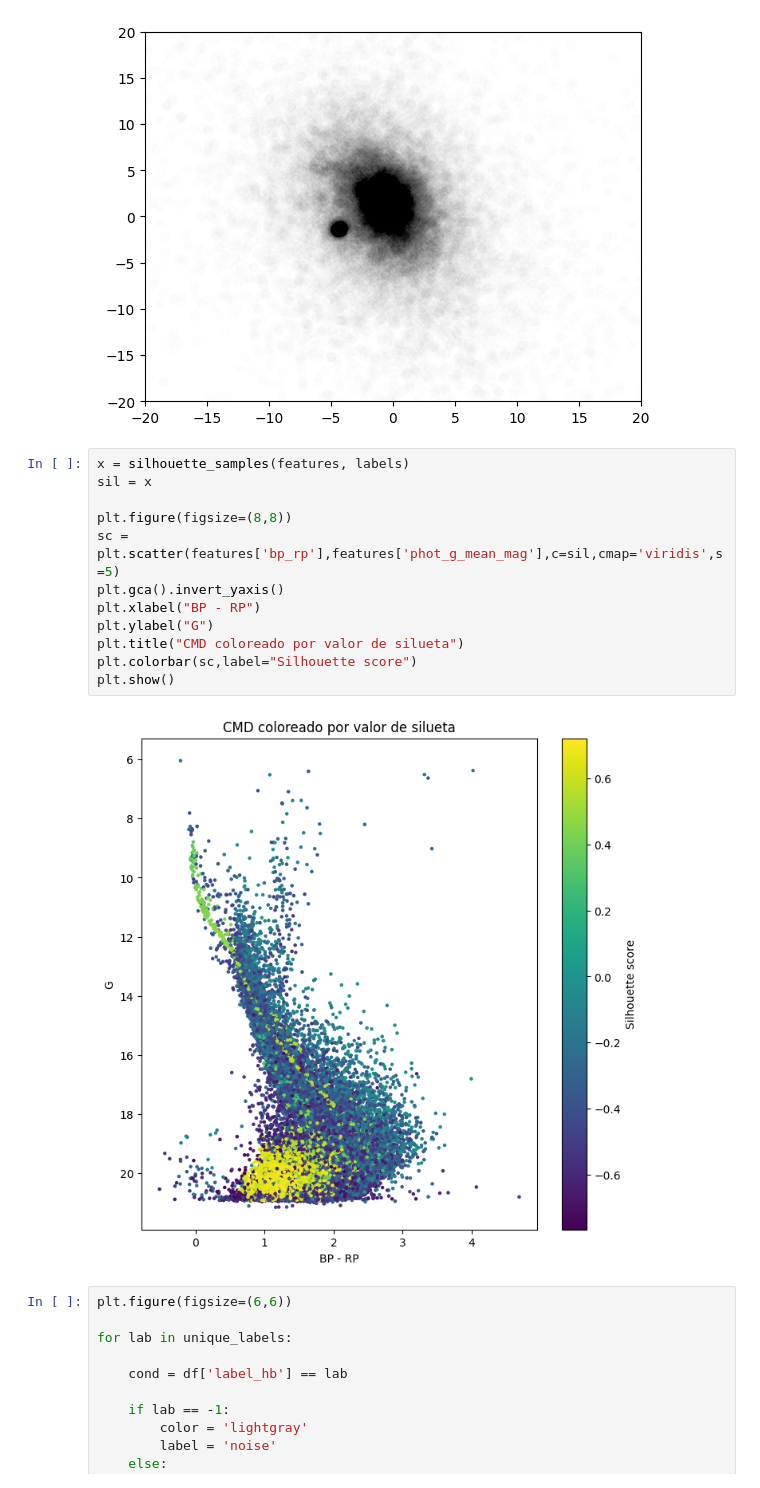
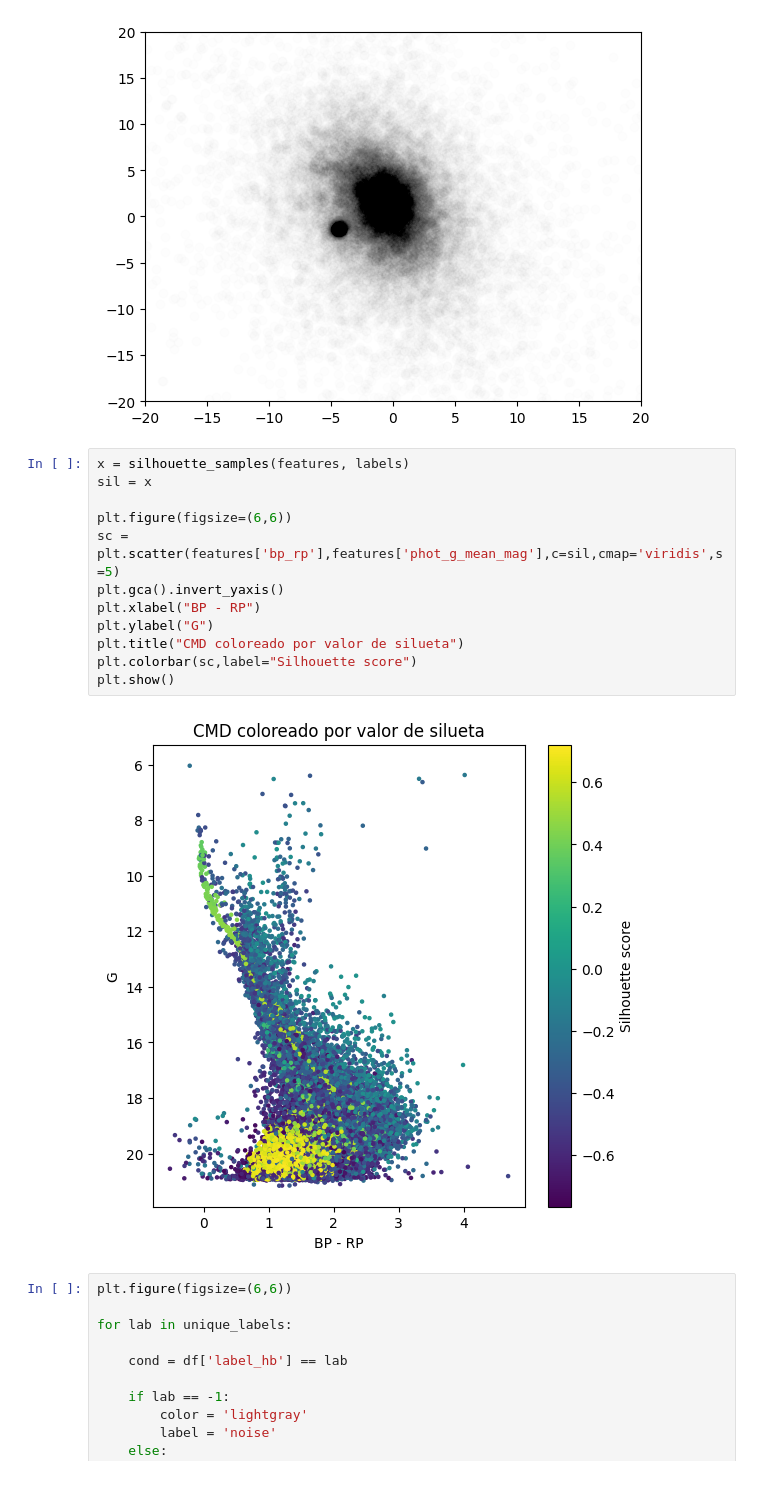
Before and after one commit to Brunelleschk1/Personal-projects, a Jupyter notebook: Proyectos de Astronomía/Laboratorio 3/clustering(1) copy.ipynb, the cells around one changed output. Cells and saved outputs as stored; diff of their text form.

```diff
--- a/Proyectos de Astronomía/Laboratorio 3/clustering(1) copy.ipynb
+++ b/Proyectos de Astronomía/Laboratorio 3/clustering(1) copy.ipynb
@@ -76,17 +76,17 @@ plt.show()
 # %%
 x = silhouette_samples(features, labels)
 sil = x
 
-plt.figure(figsize=(8,8))
+plt.figure(figsize=(6,6))
 sc = plt.scatter(features['bp_rp'],features['phot_g_mean_mag'],c=sil,cmap='viridis',s=5)
 plt.gca().invert_yaxis()
 plt.xlabel("BP - RP")
 plt.ylabel("G")
 plt.title("CMD coloreado por valor de silueta")
 plt.colorbar(sc,label="Silhouette score")
 plt.show()
 # %% [output]
-[figure, old version]
+[figure, new version]
 # %%
 plt.figure(figsize=(6,6))
 
```
Also changed, not shown: parts of 5 cells of this notebook, 16 other files.
